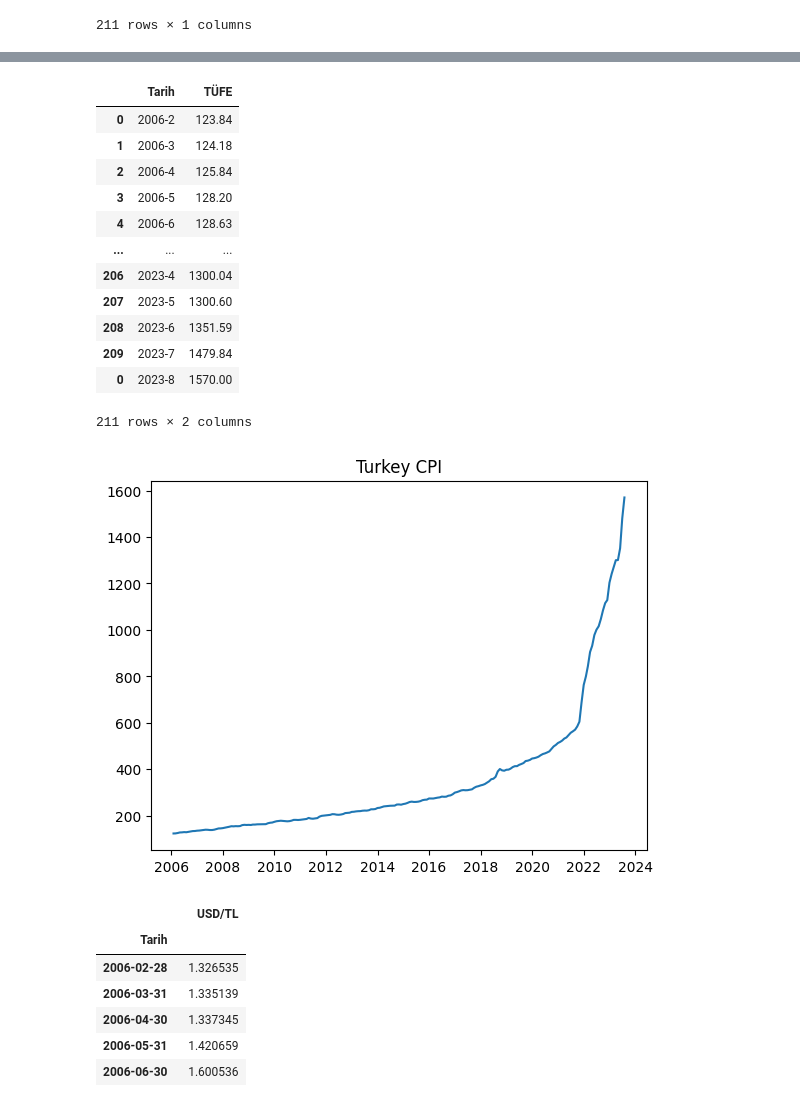
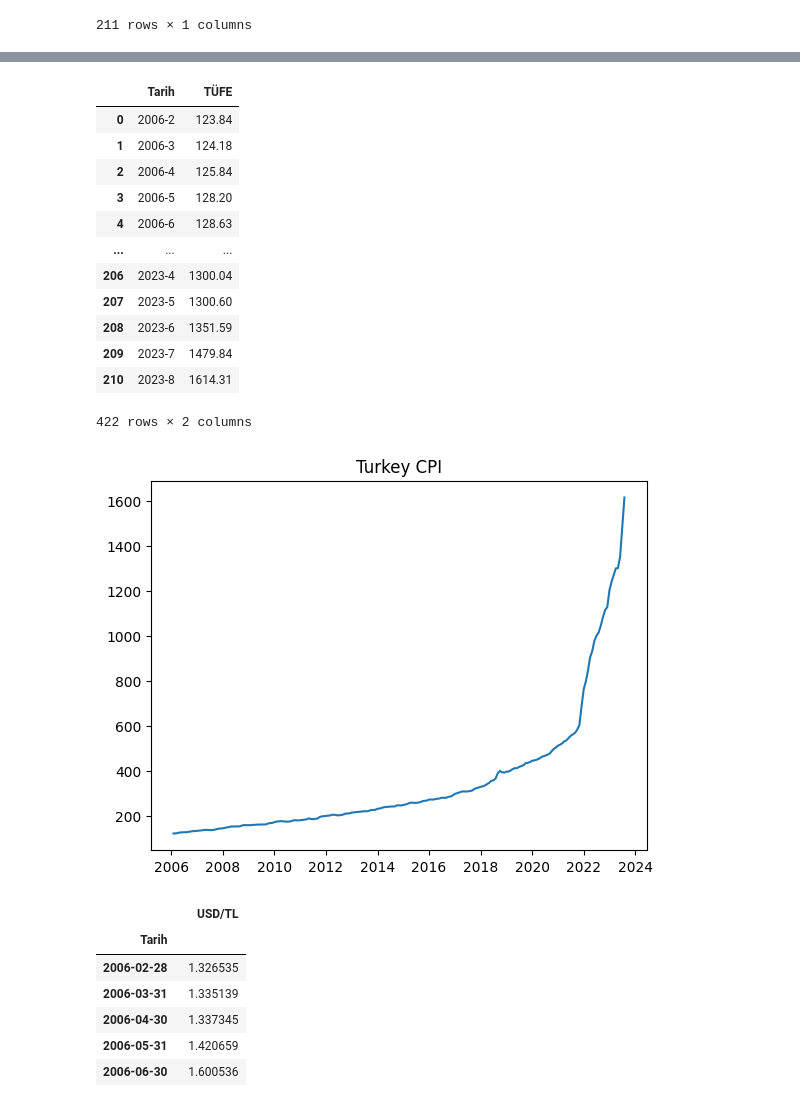
Before and after one commit to kaboya19/InflationForecast, a Jupyter notebook: InflationForecast.ipynb, the cells around one changed output, grey strips where cells are left out. Cells and saved outputs as stored; diff of their text form; code cells hidden in the pictures.

```diff
--- a/InflationForecast.ipynb
+++ b/InflationForecast.ipynb
@@ -74,8 +74,7 @@ inflation=pd.DataFrame(inflation)
 inflation.columns=["Tarih","TÜFE"]
 # %%
 
-inflationagt={'Tarih':'2023-8','TÜFE':[1570]}
-inflationagt=pd.DataFrame.from_dict(inflationagt)
+inflationagt=pd.DataFrame.from_dict(inflation)
 inflation=pd.concat([inflation,inflationagt],axis=0)
 inflation
 # %% [output]
@@ -90,21 +89,21 @@ inflation
 | 207 | 2023-5 | 1300.60 |
 | 208 | 2023-6 | 1351.59 |
 | 209 | 2023-7 | 1479.84 |
-| 0 | 2023-8 | 1570.00 |
+| 210 | 2023-8 | 1614.31 |
-211 rows × 2 columns
+422 rows × 2 columns
 # %%
 dates=pd.date_range('2006-02-01','2023-09-01' , freq='1M')-pd.offsets.MonthBegin(1)
 df=pd.DataFrame()
 
-df["CPI"]=inflation["TÜFE"]
+df["CPI"]=inflationagt["TÜFE"]
 df=df.set_index(dates)
 plt.figure()
 plt.title("Turkey CPI")
 
 plt.plot(df)
 plt.show()
 # %% [output]
-[figure, old version]
+[figure, new version]
 # %%
 df6=pd.DataFrame()
 df6["USD/TL"]=usd["TP_DK_USD_S_YTL"]
```
Also changed, not shown: parts of 27 cells of this notebook.
